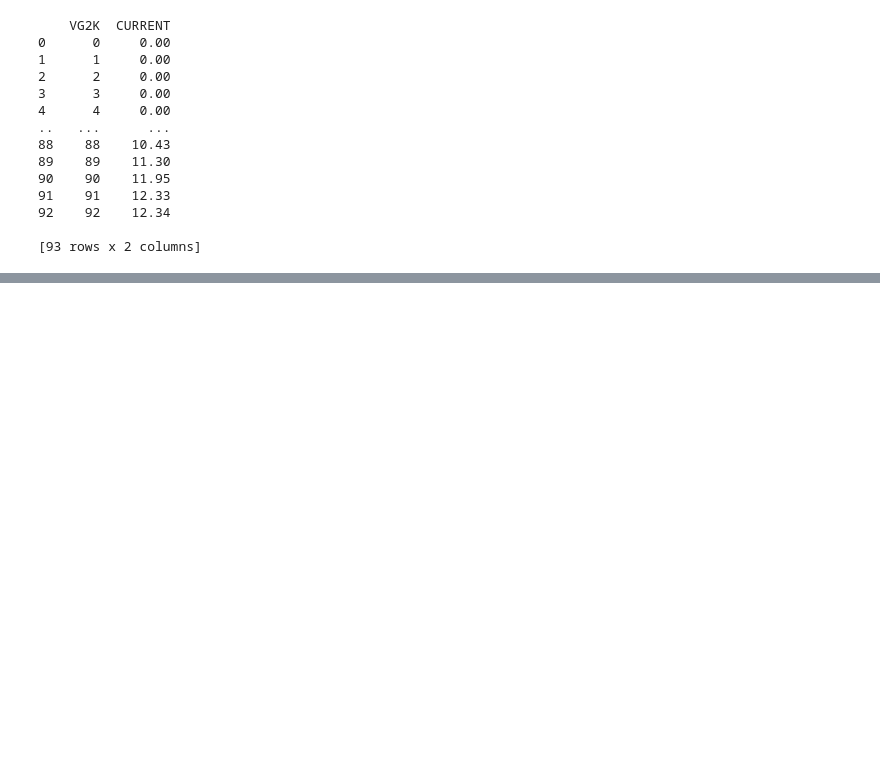
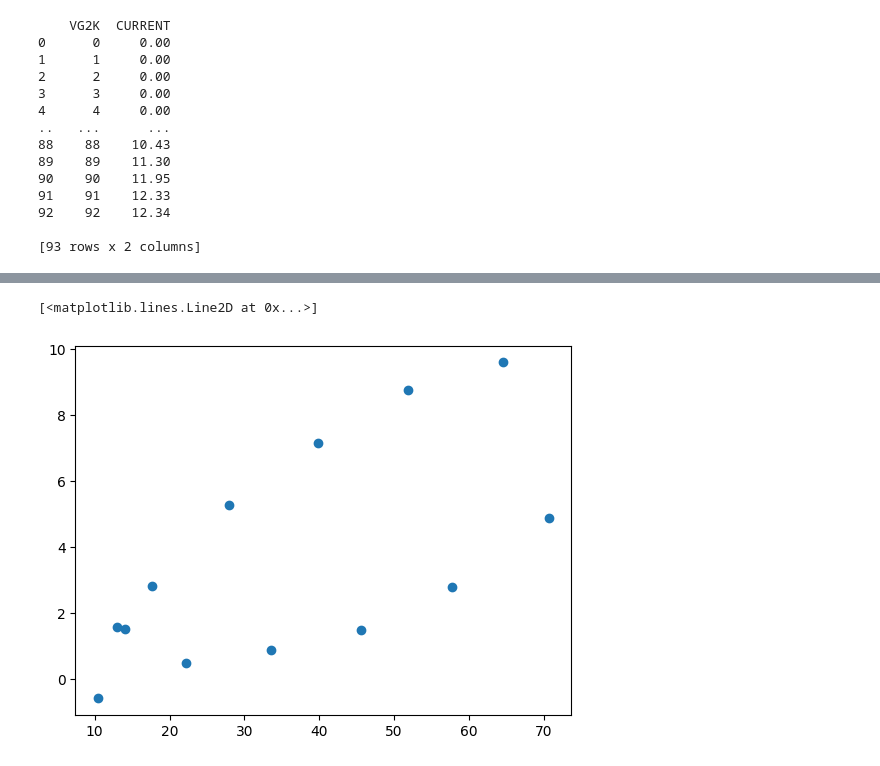
Before and after one commit to ashwin-r-k/general-physics-lab, a Jupyter notebook: frank-hertx-exp.ipynb, the cells around one changed output, grey strips where cells are left out. Cells and saved outputs as stored; diff of their text form; code cells hidden in the pictures; blank space fills up the shorter version.

```diff
--- a/frank-hertx-exp.ipynb
+++ b/frank-hertx-exp.ipynb
@@ -90,2 +98,7 @@ print(x_min)
+# %%
+plt.plot( x_min[:-1], y_min[:-1], 'o' )
+# %% [output]
+[<matplotlib.lines.Line2D at 0x...>]
+[figure, added]
 # %%
 #x_min=[19.5,25.0,31.1,36.8,42.8,48.0,54.3,59.8,66.2,71.9,78.6,84.5]
```
Also changed, not shown: parts of 29 cells of this notebook, 9 other files.
